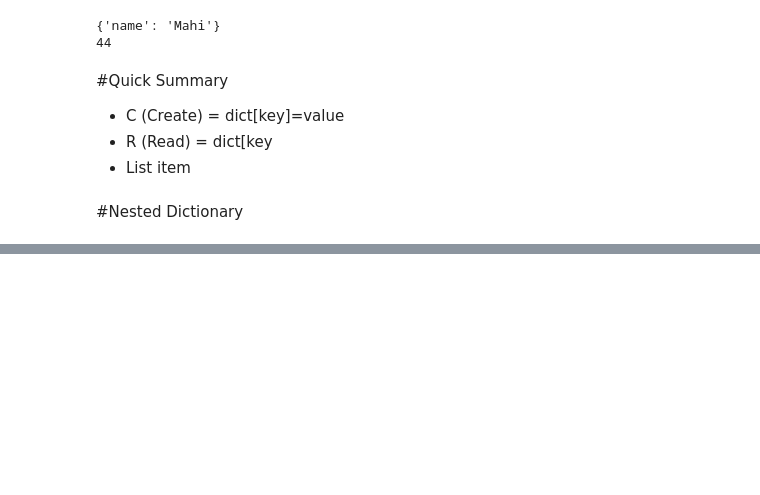
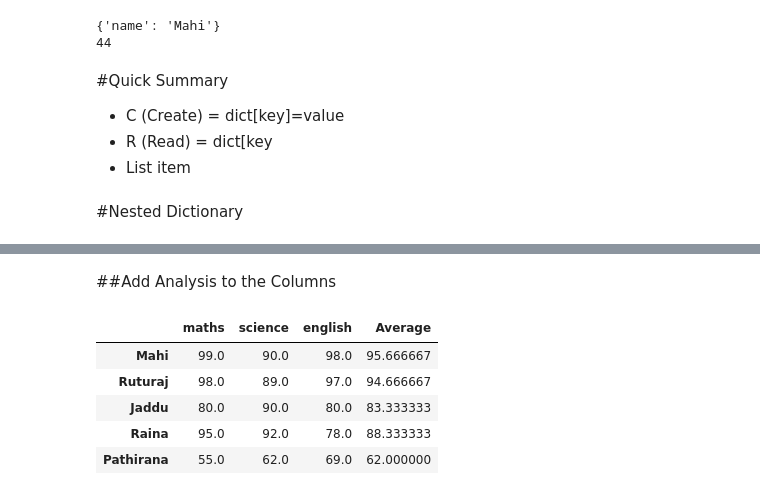
Before and after one commit to Lakshana1786/MED23CL202, a Jupyter notebook: CRUD_using_Dictionary_.ipynb, the cells around one changed output, grey strips where cells are left out. Saved outputs shown, nothing was run; the diff lists cells and outputs as text; code cells hidden in the pictures; blank space fills up the shorter version.

```diff
--- a/CRUD_using_Dictionary_.ipynb
+++ b/CRUD_using_Dictionary_.ipynb
@@ -74,0 +96,13 @@ print(student)
+# %% [markdown]
+##Add Analysis  to the Columns
+# %%
+data[["maths", "science", "english"]] = data[["maths", "science", "english"]].astype(float)
+data["Average"] = data.mean(axis=1)
+data
+# %% [output]
+|  | maths | science | english | Average |
+| Mahi | 99.0 | 90.0 | 98.0 | 95.666667 |
+| Ruturaj | 98.0 | 89.0 | 97.0 | 94.666667 |
+| Jaddu | 80.0 | 90.0 | 80.0 | 83.333333 |
+| Raina | 95.0 | 92.0 | 78.0 | 88.333333 |
+| Pathirana | 55.0 | 62.0 | 69.0 | 62.000000 |
```
Also changed, not shown: parts of 12 cells of this notebook.
